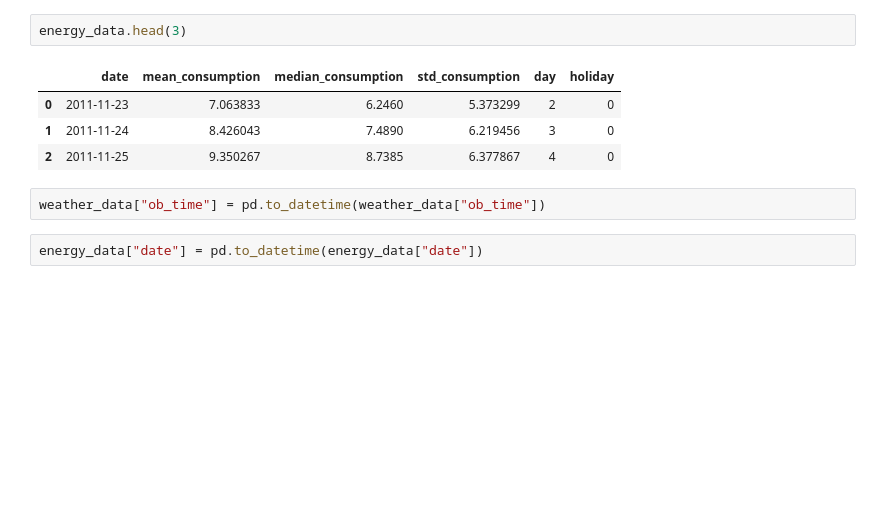
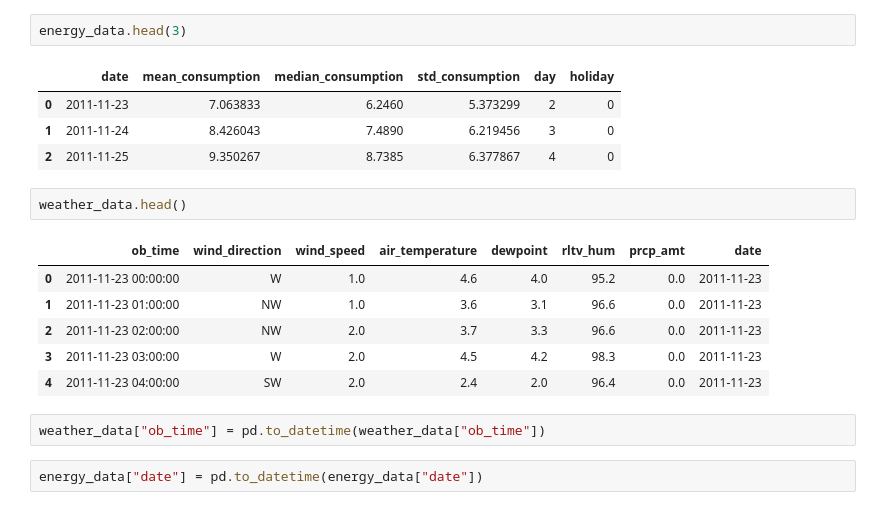
Before and after one commit to Bhattars1/london-energy-forecasting, a Jupyter notebook: notebooks/weather_time_energy_EDA.ipynb, the cells around one changed output. Drawn from its saved outputs; the diff is of its cells as text; blank space fills up the shorter version.

```diff
--- a/notebooks/weather_time_energy_EDA.ipynb
+++ b/notebooks/weather_time_energy_EDA.ipynb
@@ -14,6 +14,15 @@ energy_data.head(3)
 | 0 | 2011-11-23 | 7.063833 | 6.2460 | 5.373299 | 2 | 0 |
 | 1 | 2011-11-24 | 8.426043 | 7.4890 | 6.219456 | 3 | 0 |
 | 2 | 2011-11-25 | 9.350267 | 8.7385 | 6.377867 | 4 | 0 |
+# %%
+weather_data.head()
+# %% [output]
+|  | ob_time | wind_direction | wind_speed | air_temperature | dewpoint | rltv_hum | prcp_amt | date |
+| 0 | 2011-11-23 00:00:00 | W | 1.0 | 4.6 | 4.0 | 95.2 | 0.0 | 2011-11-23 |
+| 1 | 2011-11-23 01:00:00 | NW | 1.0 | 3.6 | 3.1 | 96.6 | 0.0 | 2011-11-23 |
+| 2 | 2011-11-23 02:00:00 | NW | 2.0 | 3.7 | 3.3 | 96.6 | 0.0 | 2011-11-23 |
+| 3 | 2011-11-23 03:00:00 | W | 2.0 | 4.5 | 4.2 | 98.3 | 0.0 | 2011-11-23 |
+| 4 | 2011-11-23 04:00:00 | SW | 2.0 | 2.4 | 2.0 | 96.4 | 0.0 | 2011-11-23 |
 # %%
 weather_data["ob_time"] = pd.to_datetime(weather_data["ob_time"])
 # %%
```
Also changed, not shown: parts of 7 cells of this notebook.
